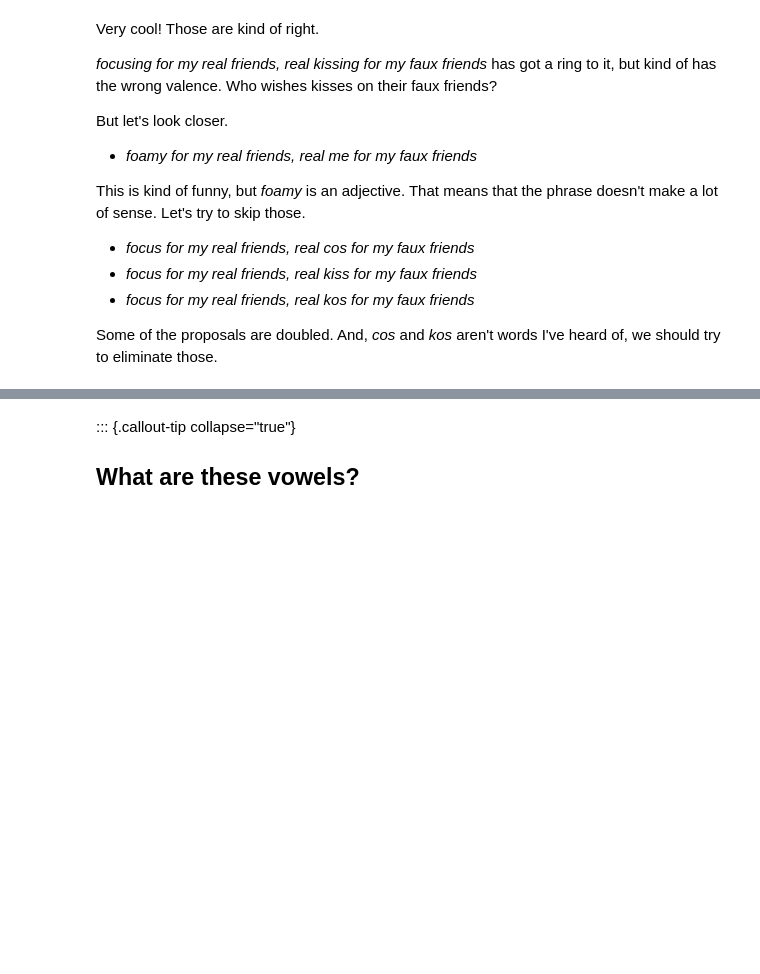
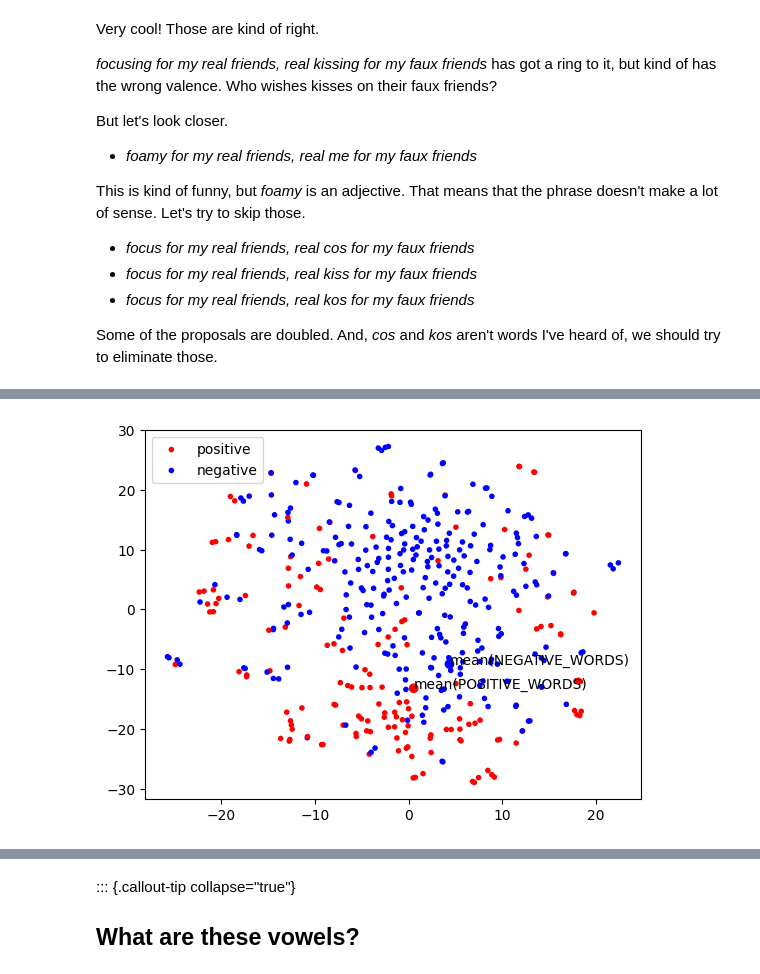
Before and after one commit to jeremybmerrill/champagne_real_pain, a Jupyter notebook: champagnerealpain.ipynb, the cells around one changed output, grey strips where cells are left out. Cells and saved outputs as stored; diff of their text form; code cells hidden in the pictures; blank space fills up the shorter version.

Commit message:
add sentiment, with tsne chart

```diff
--- a/champagnerealpain.ipynb
+++ b/champagnerealpain.ipynb
@@ -310,0 +365,92 @@ MIN_FREQUENCY = 100_000
+# %%
+#| echo: true
+#| code-fold: true
+#| code-summary: plotting positive and negative words on a t-SNE chart
+
+import numpy as np
+import matplotlib.pyplot as plt
+%matplotlib inline
+
+from sklearn.decomposition import PCA
+from sklearn.manifold import TSNE
+
+# tsne plot of my handpicked words and a bunch of champagne-words and pain words
+
+sham_words = ["meh", "sham", "faux", "bad", "mid"]
+overrides = {"faux": "foe"}
+
+# make a list of relevant candidate pain/champagne words to be plotted in the t-SNE chart
+candidate_champagne_words = []
+candidate_pain_words = []
+for sham_word in ["meh", "sham", "faux", "bad", "mid"]:
+    sham_syllable = strict_word_pronunciations[overrides.get(sham_word, sham_word)][0]
+    nouns_starting_with_sham_word = list(filter(
+        lambda candidate_word: find_candidate_champagne_words(candidate_word, sham_syllable=sham_syllable),
+        strict_noun_pronunciations.items()))
+    candidate_champagne_words += [n for n, pron in nouns_starting_with_sham_word]
+
+    for candidate_champagne_word, _ in nouns_starting_with_sham_word:
+        for candidate_champagne_prons in zip(strict_frequent_noun_pronunciations.get(candidate_champagne_word, []),
+                reduced_frequent_noun_pronunciations.get(candidate_champagne_word, [])):
+            for champagne_pron in candidate_champagne_prons:
+
+                if sham_syllable != champagne_pron[:len(sham_syllable)] and \
+                   reduce_phonemes(sham_syllable, vowel_strictness=2) != champagne_pron[:len(sham_syllable)]:
+                    # print("{} doesn't match {}, skipping".format(sham_syllable, champagne_pron)) # just for debug.
+                    continue
+                for (pronunciations, syllable_offset), score in zip(list(itertools.product(
+                    [strict_frequent_noun_pronunciations, reduced_frequent_noun_pronunciations],
+                    [0, 1])
+                                                           ), range(4, 0, -1)):
+                    # gemination is only allowed for consonant-final sham words.
+                    # "photograph for my real friends, real autograph for my faux friends" should be invalid
+                    if syllable_offset == 1 and is_vowel(sham_syllable[-1]): continue
+                    for pain_word, pain_prons in sorted(pronunciations.items(), key=lambda word_prons: -word_frequencies.get(word[0], 0)):
+                        if (champagne_pron[len(sham_syllable)-syllable_offset:] in pain_prons):
+                            candidate_pain_words.append(pain_word)
+candidate_pain_words = list(set(candidate_pain_words))
+
+# translating the list of words to a Numpy array of the GLoVe vectors for the words
+PCA_N_COMPONENTS = 21
+words = POSITIVE_WORDS + NEGATIVE_WORDS + candidate_champagne_words + candidate_pain_words
+words = [word for word in words if word in glove_model]
+words = list(set(words)) # remove duplicates
+vectors = np.array([glove_model[word] for word in words] +
+                   [np.mean([glove_model[word] for word in POSITIVE_WORDS], axis=0)] +
+                   [np.mean([glove_model[word] for word in NEGATIVE_WORDS], axis=0)])
+words += ["mean(POSITIVE_WORDS)", "mean(NEGATIVE_WORDS)"]
+
+# reducing the dimensionality of those vectors from 200 dimension to 2 with PCA and then t-SNE
+pca_reduced_vectors = PCA(n_components=PCA_N_COMPONENTS).fit_transform(vectors)
+np.set_printoptions(suppress=True)
+Y = TSNE(n_components=2, random_state=0).fit_transform(pca_reduced_vectors)
+
+# plotting it
+df = pd.DataFrame({'x': [x for x in Y[:, 0]],
+                   'y': [y for y in Y[:, 1]],
+                   'words': words})
+df["is_positive"] = df.words.apply(is_positive)
+df["is_negative"] = df.words.apply(is_negative)
+
+df["color"] = None
+df["handpicked"] = df.words.apply(lambda x: x in HANDPICKED_POSITIVE_WORDS + HANDPICKED_NEGATIVE_WORDS)
+df["marker"] = df.handpicked.apply(lambda x: "o" if x else ".")
+df.loc[df.is_positive, 'color'] = "red"
+df.loc[df.is_negative, 'color'] = "blue"
+df.loc[df.words == "mean(POSITIVE_WORDS)", 'color'] = 'red'
+df.loc[df.words == "mean(NEGATIVE_WORDS)", 'color'] = 'blue'
+#df.loc[df.is_positive & df.is_negative, 'color'] = "yellow"
+df.set_index('words', inplace=True)
+
+word_df = df[~df.index.str.contains("mean(", regex=False)]
+avg_df = df[df.index.str.contains("mean(", regex=False)]
+for polarity in [True, False]:
+    subdf = word_df[word_df.is_positive == polarity]
+    plt.scatter(subdf.x, subdf.y, c=subdf.color.tolist(), marker='.', label="positive" if polarity else "negative")
+plt.scatter(avg_df.x, avg_df.y, c=avg_df.color.tolist(), marker='o')
+plt.gca().legend()
+
+for word in ["mean(POSITIVE_WORDS)", "mean(NEGATIVE_WORDS)"]:
+    plt.gca().annotate(word, (df.loc[word].x, df.loc[word].y))
+# %% [output]
+[figure, added]
```
Also changed, not shown: parts of 48 cells of this notebook, 1 other file.
